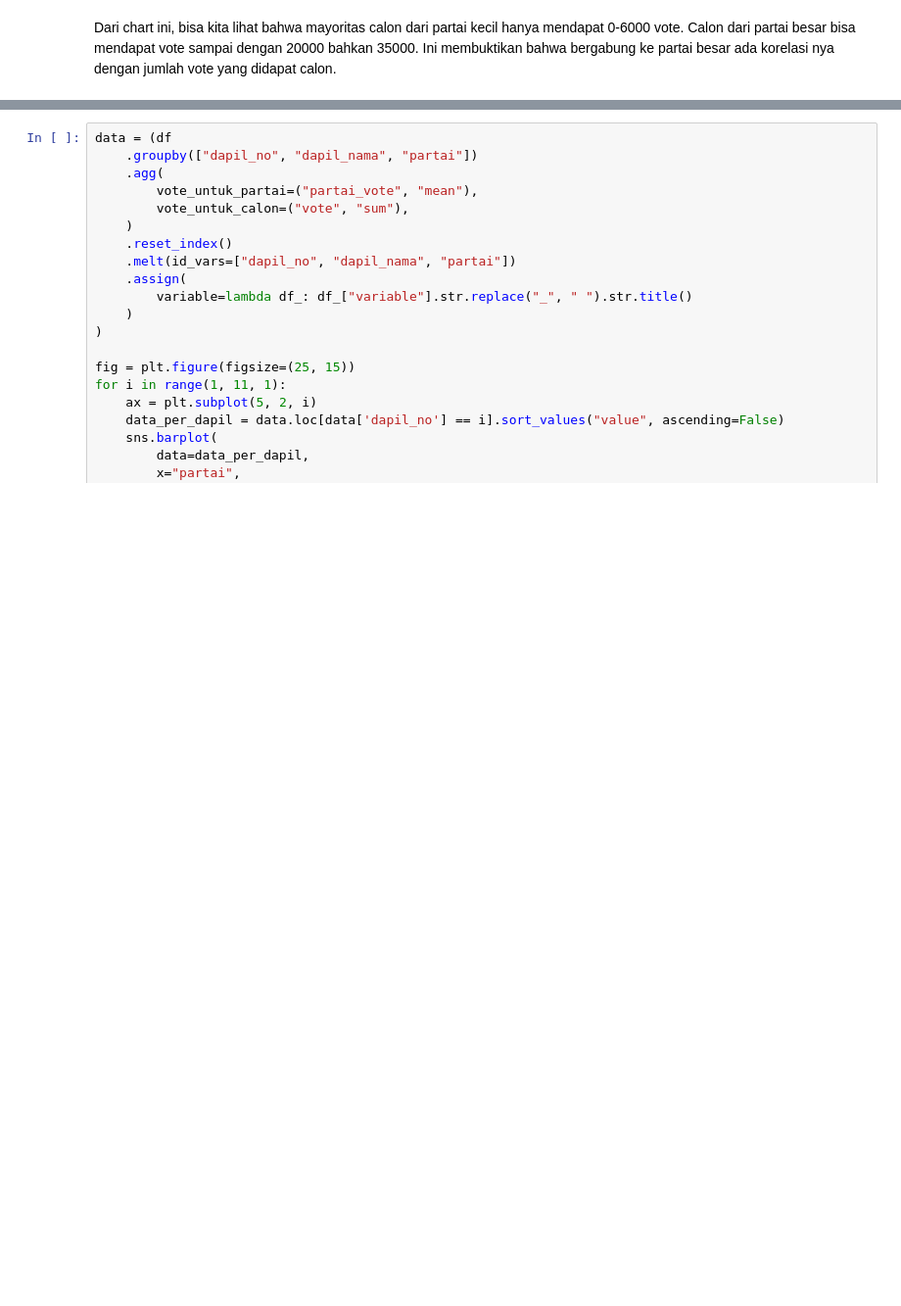
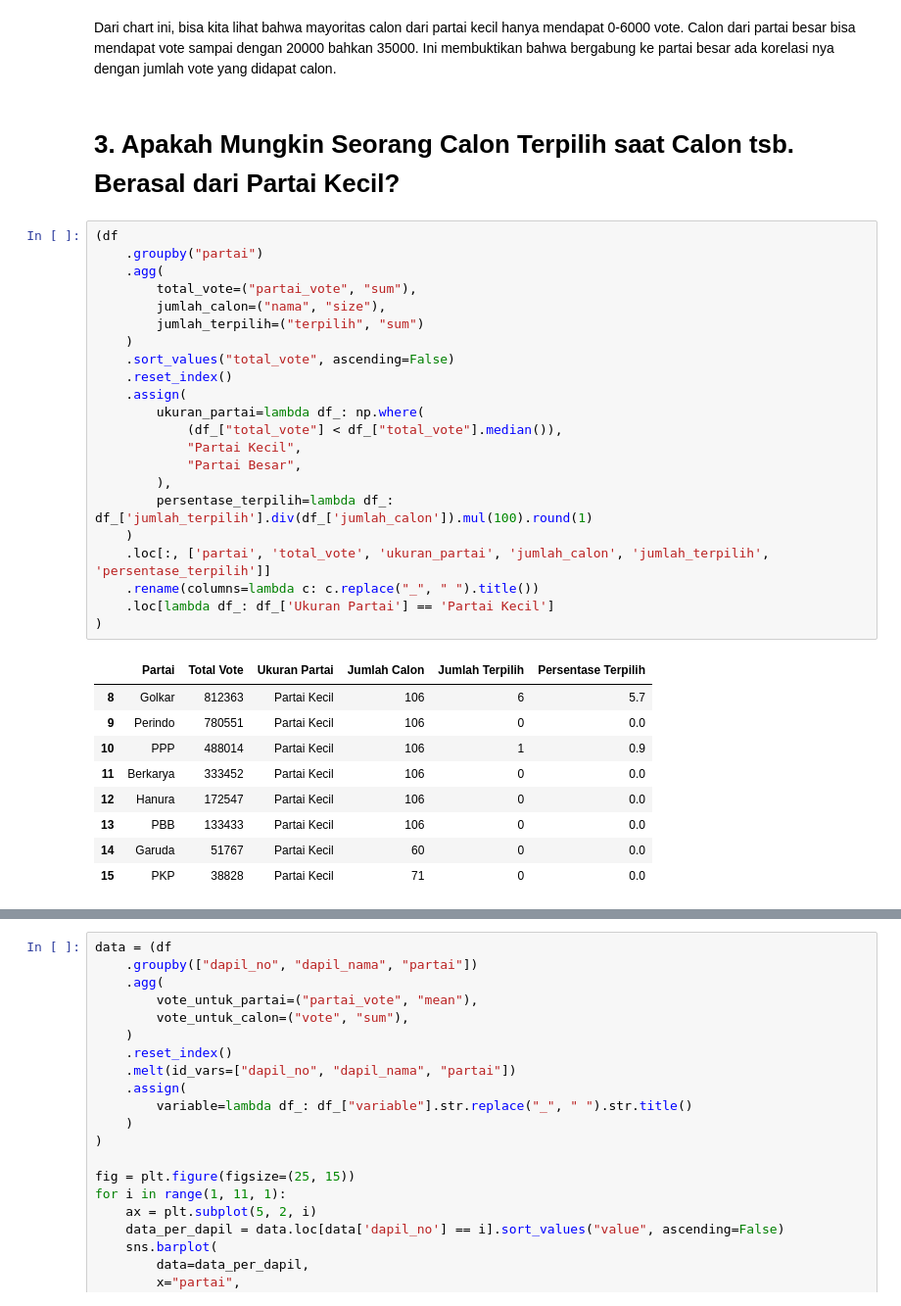
Before and after one commit to danjelito/pemilu-dki-2019, a Jupyter notebook: src/report.ipynb, the cells around one changed output, grey strips where cells are left out. Shown at 98% size. Cells and saved outputs as stored; diff of their text form; blank space fills up the shorter version.

```diff
--- a/src/report.ipynb
+++ b/src/report.ipynb
@@ -256,3 +256,37 @@ plt.show()
 # %% [markdown]
 Dari chart ini, bisa kita lihat bahwa mayoritas calon dari partai kecil hanya mendapat 0-6000 vote.
 Calon dari partai besar bisa mendapat vote sampai dengan 20000 bahkan 35000. Ini membuktikan bahwa bergabung ke partai besar ada korelasi nya dengan jumlah vote yang didapat calon.
+# %% [markdown]
+# 3. Apakah Mungkin Seorang Calon Terpilih saat Calon tsb. Berasal dari Partai Kecil?
+# %%
+(df
+    .groupby("partai")
+    .agg(
+        total_vote=("partai_vote", "sum"),
+        jumlah_calon=("nama", "size"),
+        jumlah_terpilih=("terpilih", "sum")
+    )
+    .sort_values("total_vote", ascending=False)
+    .reset_index()
+    .assign(
+        ukuran_partai=lambda df_: np.where(
+            (df_["total_vote"] < df_["total_vote"].median()),
+            "Partai Kecil",
+            "Partai Besar",
+        ),
+        persentase_terpilih=lambda df_: df_['jumlah_terpilih'].div(df_['jumlah_calon']).mul(100).round(1)
+    )
+    .loc[:, ['partai', 'total_vote', 'ukuran_partai', 'jumlah_calon', 'jumlah_terpilih', 'persentase_terpilih']]
+    .rename(columns=lambda c: c.replace("_", " ").title())
+    .loc[lambda df_: df_['Ukuran Partai'] == 'Partai Kecil']
+)
+# %% [output]
+|  | Partai | Total Vote | Ukuran Partai | Jumlah Calon | Jumlah Terpilih | Persentase Terpilih |
+| 8 | Golkar | 812363 | Partai Kecil | 106 | 6 | 5.7 |
+| 9 | Perindo | 780551 | Partai Kecil | 106 | 0 | 0.0 |
+| 10 | PPP | 488014 | Partai Kecil | 106 | 1 | 0.9 |
+| 11 | Berkarya | 333452 | Partai Kecil | 106 | 0 | 0.0 |
+| 12 | Hanura | 172547 | Partai Kecil | 106 | 0 | 0.0 |
+| 13 | PBB | 133433 | Partai Kecil | 106 | 0 | 0.0 |
+| 14 | Garuda | 51767 | Partai Kecil | 60 | 0 | 0.0 |
+| 15 | PKP | 38828 | Partai Kecil | 71 | 0 | 0.0 |
```
Also changed, not shown: parts of 17 cells of this notebook.
